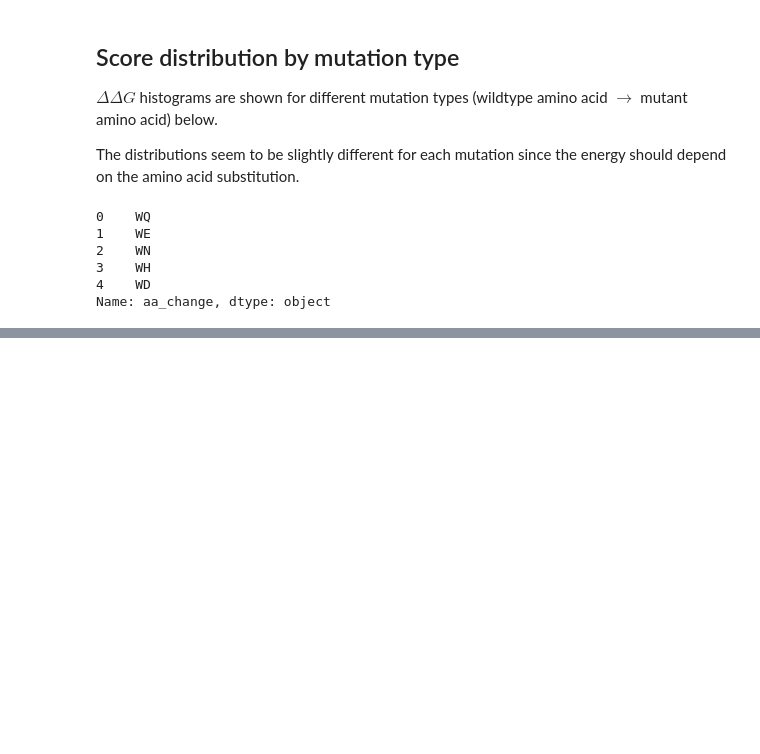
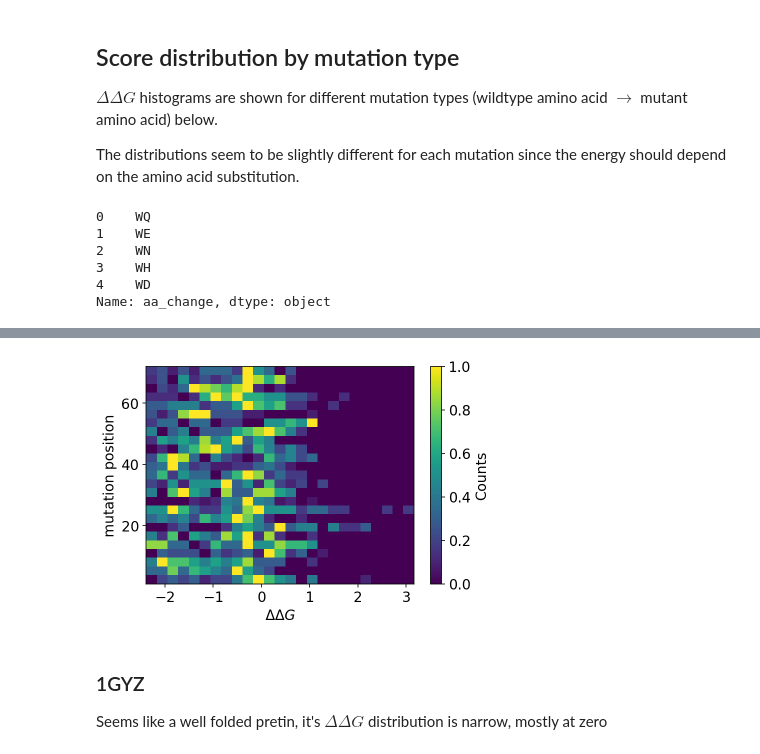
Before and after one commit to jocampo2/protein-stability, a Jupyter notebook: data_analysis.ipynb, the cells around one changed output, grey strips where cells are left out. Cells and saved outputs as stored; diff of their text form; code cells hidden in the pictures; blank space fills up the shorter version.

```diff
--- a/data_analysis.ipynb
+++ b/data_analysis.ipynb
@@ -188,0 +201,8 @@ plt.savefig("plots/mutation",bbox_inches='tight',facecolor='white', transparent=
+# %%
+pdbid = '2D1U'
+
+view = py3Dmol.view(query=f'pdb:{pdbid}')
+view.setStyle({
+    'cartoon':{'color':'spectrum'}
+})
+view.display_image()
@@ -188,0 +212,9 @@ plt.savefig("plots/mutation",bbox_inches='tight',facecolor='white', transparent=
+# %%
+df_pdb = df[df["pdbid"]==pdbid]
+plot_2d_hist(df_pdb["score"],df_pdb["mutation_position"],ylabel="mutation position")
+# %% [output]
+[figure, added]
+# %% [markdown]
+### 1GYZ
+
+Seems like a well folded pretin, it's $\Delta\Delta G$ distribution is narrow, mostly at zero
```
Also changed, not shown: parts of 14 cells of this notebook, 5 other files.
